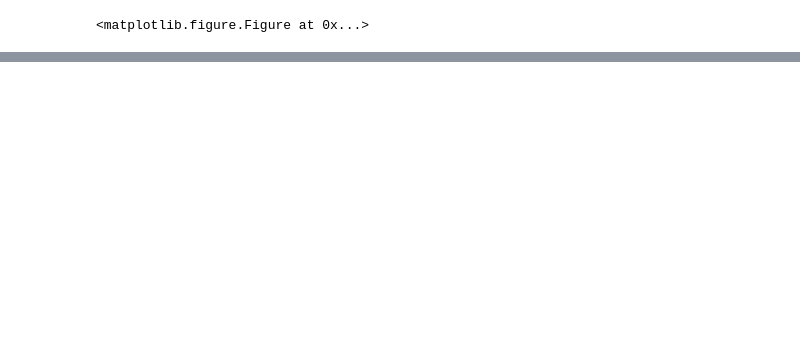
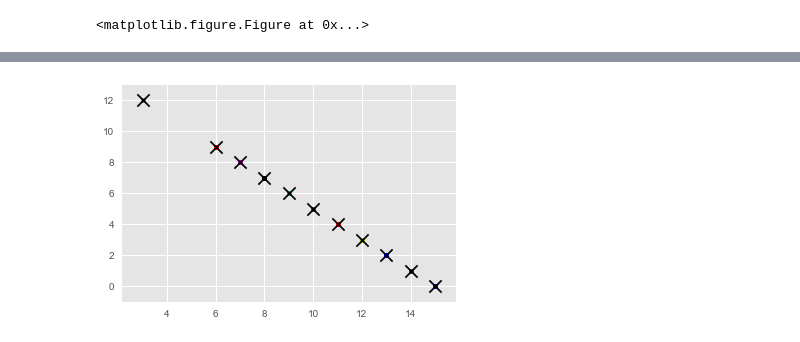
Before and after one commit to pmanlukas/thesisdata, a Jupyter notebook: clustering.ipynb, the cells around one changed output, grey strips where cells are left out. Cells and saved outputs as stored; diff of their text form; code cells hidden in the pictures; blank space fills up the shorter version.

Commit message:
added hierachical clustering

```diff
--- a/clustering.ipynb
+++ b/clustering.ipynb
@@ -525,0 +561,5 @@ plt.savefig('elbow3.pdf')
+# %%
+ms = MeanShift()
+ms.fit(datahier)
+labels = ms.labels_
+cluster_centers = ms.cluster_centers_
@@ -525,0 +583,12 @@ plt.savefig('elbow3.pdf')
+# %%
+colors = 10*['r.','g.','b.','c.','k.','y.','m.']
+# %%
+for i in range(len(datahier)):
+    plt.plot(datahier[i][0], datahier[i][1], colors[labels[i]], markersize = 10)
+
+plt.scatter(cluster_centers[:,0],cluster_centers[:,1],
+            marker="x",color='k', s=150, linewidths = 5, zorder=10)
+
+plt.show()
+# %% [output]
+[figure, added]
```
Also changed, not shown: parts of 25 cells of this notebook, 12 other files.
